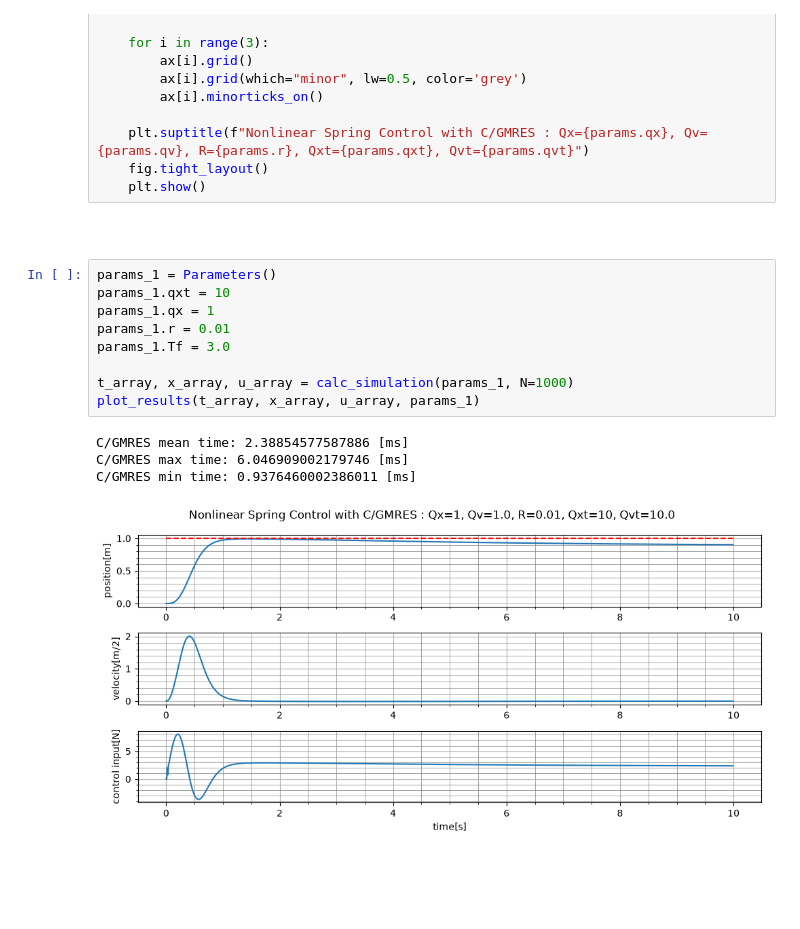
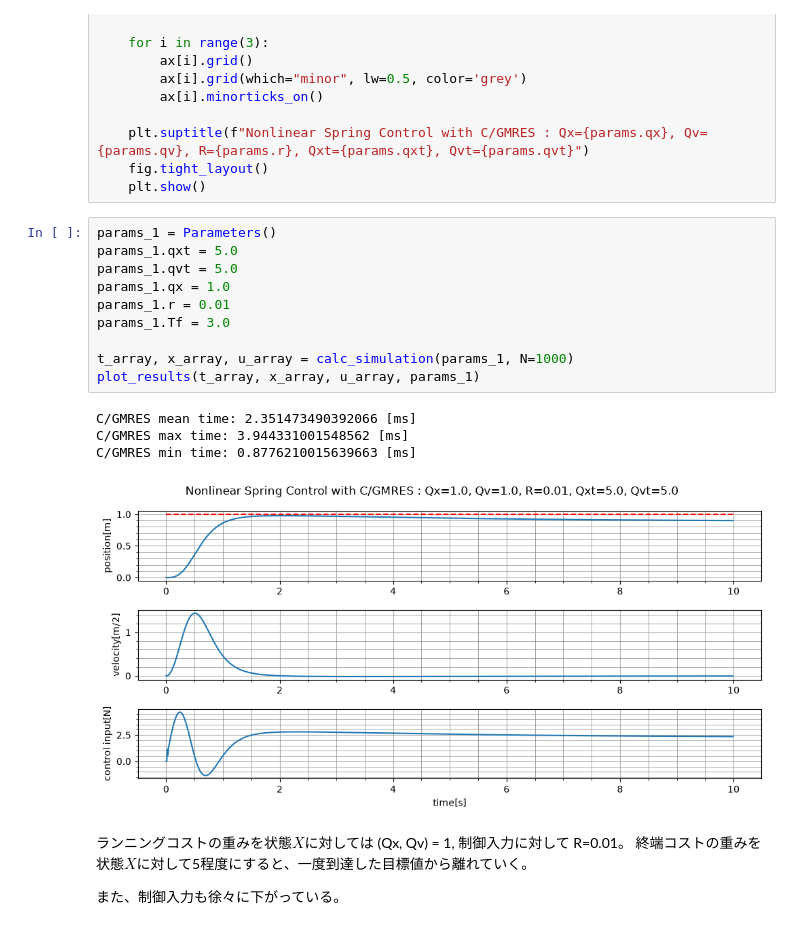
Before and after one commit to hideto008/learning_C-GMRES, a Jupyter notebook: Application/nonlinear_spring.ipynb, the cells around one changed output. Saved outputs shown, nothing was run; the diff lists cells and outputs as text; blank space fills up the shorter version.

```diff
--- a/Application/nonlinear_spring.ipynb
+++ b/Application/nonlinear_spring.ipynb
@@ -759,21 +759,25 @@ def plot_results(t_array, X_array, u_array, params):
     plt.suptitle(f"Nonlinear Spring Control with C/GMRES : Qx={params.qx}, Qv={params.qv}, R={params.r}, Qxt={params.qxt}, Qvt={params.qvt}")
     fig.tight_layout()
     plt.show()
-# %% [markdown]
-##
 # %%
 params_1 = Parameters()
-params_1.qxt = 10
-params_1.qx = 1
+params_1.qxt = 5.0
+params_1.qvt = 5.0
+params_1.qx = 1.0
 params_1.r = 0.01
 params_1.Tf = 3.0
 
 t_array, x_array, u_array = calc_simulation(params_1, N=1000)
 plot_results(t_array, x_array, u_array, params_1)
 # %% [output]
-C/GMRES mean time: 2.38854577587886 [ms]
-C/GMRES max time: 6.046909002179746 [ms]
-C/GMRES min time: 0.9376460002386011 [ms]
+C/GMRES mean time: 2.351473490392066 [ms]
+C/GMRES max time: 3.944331001548562 [ms]
+C/GMRES min time: 0.8776210015639663 [ms]
-[figure, old version]
+[figure, new version]
+# %% [markdown]
+ランニングコストの重みを状態$X$に対しては (Qx, Qv) = 1, 制御入力に対して R=0.01。
+終端コストの重みを状態$X$に対して5程度にすると、一度到達した目標値から離れていく。
+
+また、制御入力も徐々に下がっている。
 # %%
 params2 = Parameters()
```
Also changed, not shown: parts of 4 cells of this notebook.
